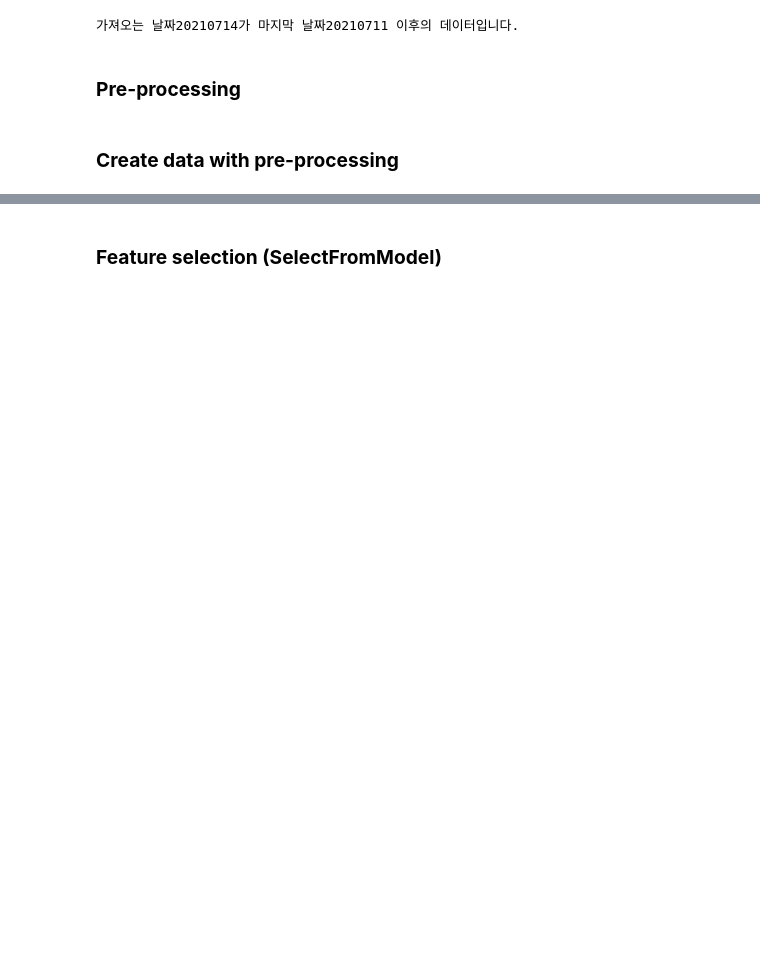
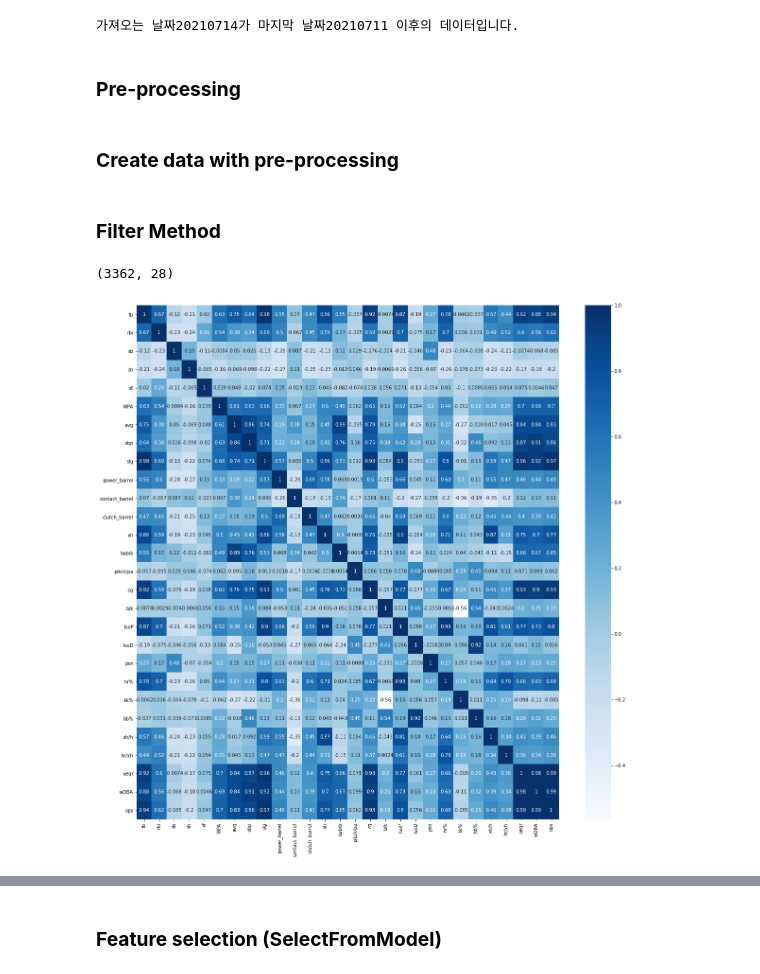
Before and after one commit to KimGriezmann/Bigcontest_2021, a Jupyter notebook: working_space_JaeHong/feature_selection.ipynb, the cells around one changed output, grey strips where cells are left out. Saved outputs shown, nothing was run; the diff lists cells and outputs as text; code cells hidden in the pictures; blank space fills up the shorter version.

```diff
--- a/working_space_JaeHong/feature_selection.ipynb
+++ b/working_space_JaeHong/feature_selection.ipynb
@@ -361,0 +364,21 @@ away_data_2018 = away_data_2018[away_data_2018['ab']>30]
+# %% [markdown]
+### **Filter Method**
+# %%
+frames = [home_data_2018, home_data_2019, home_data_2020, home_data_2021]
+new_home_data = pd.concat(frames)
+# %%
+new_df = new_home_data.loc[:, ['tb', 'rbi', 'sb', 'sh', 'sf', 'WPA', 'avg', 'obp', 'slg', 'power_barrel', 'contact_barrel', 'clutch_barrel', 'xh', 'babib', 'pitch/pa', 'cq', 'b/k', 'IsoP', 'IsoD', 'psn', 'hr%', 'kk%', 'bb%', 'xh/h', 'hr/xh', 'ueqr','wOBA', 'ops']]
+# %%
+new_df = new_df.astype('float64')
+# %%
+new_df.shape
+# %% [output]
+(3362, 28)
+# %%
+#Using Pearson Correlation
+plt.figure(figsize=(20,20))
+cor = new_df.corr()
+sns.heatmap(cor, annot=True, cmap=plt.cm.Blues)
+plt.show()
+# %% [output]
+[figure, added]
```
Also changed, not shown: parts of 16 cells of this notebook.
